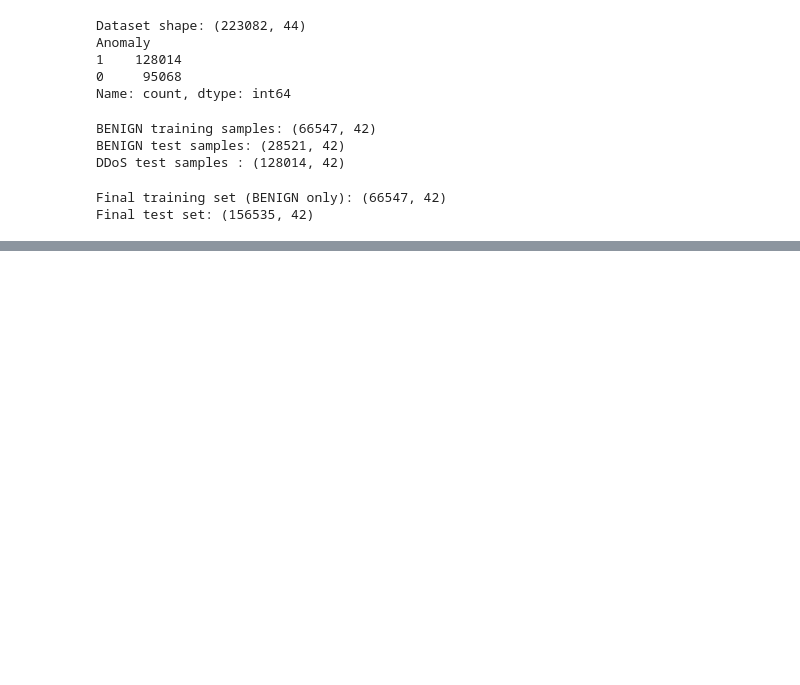
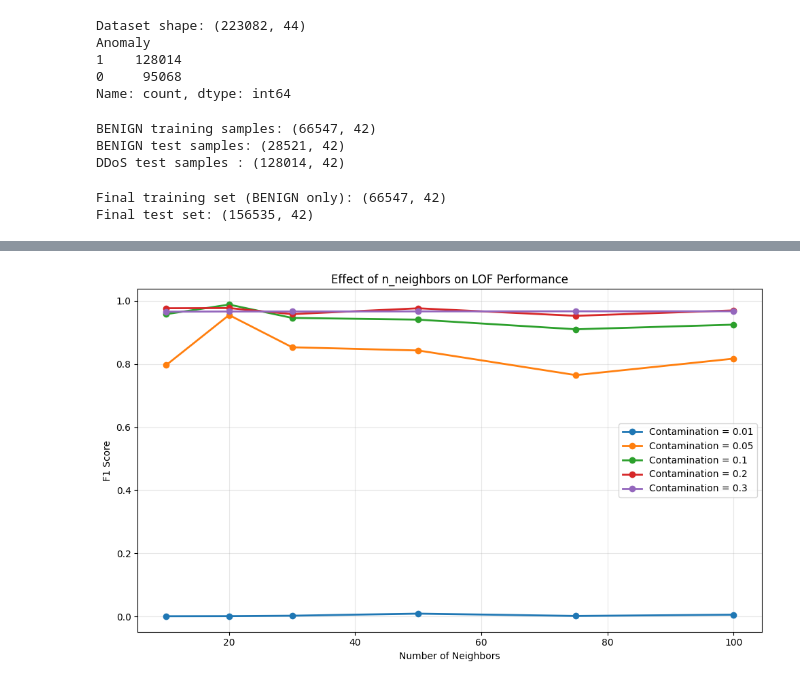
Before and after one commit to yatharthagarwal0620-art/network-anomaly-detection, a Jupyter notebook: notebooks/06_LocalOutlierFactor_Revised.ipynb, the cells around one changed output, grey strips where cells are left out. Saved outputs shown, nothing was run; the diff lists cells and outputs as text; code cells hidden in the pictures; blank space fills up the shorter version.

```diff
--- a/notebooks/06_LocalOutlierFactor_Revised.ipynb
+++ b/notebooks/06_LocalOutlierFactor_Revised.ipynb
@@ -193,0 +205,34 @@ weighted avg       0.94      0.93      0.93    156535
+# %%
+summary = pd.DataFrame(results)
+
+fig, ax = plt.subplots(figsize=(10,6))
+
+for c in sorted(summary["contamination"].unique()):
+    temp = summary[summary["contamination"] == c]
+
+    ax.plot(
+        temp["n_neighbors"],
+        temp["F1"],
+        marker='o',
+        linewidth=2,
+        label=f'Contamination = {c}'
+    )
+
+ax.set_xlabel("Number of Neighbors")
+ax.set_ylabel("F1 Score")
+ax.set_title("Effect of n_neighbors on LOF Performance")
+
+ax.grid(alpha=0.3)
+ax.legend()
+
+plt.tight_layout()
+
+plt.savefig(
+    "../figures/lof_neighbors_vs_f1.png",
+    dpi=300,
+    bbox_inches="tight"
+)
+
+plt.show()
+# %% [output]
+[figure, added]
```
Also changed, not shown: parts of 6 cells of this notebook, 5 other files.
